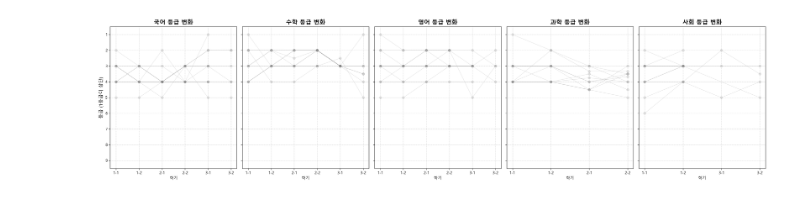
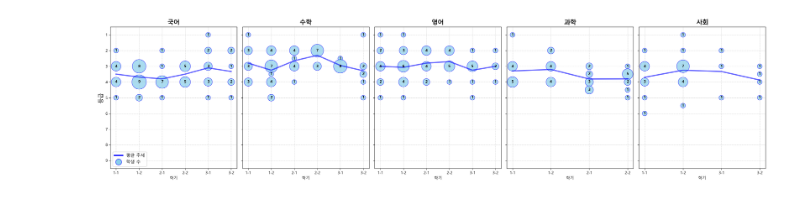
Before and after one commit to Nabo4/Corelytics, a Jupyter notebook: 석차등급_학종교과_비교.ipynb, the cells around one changed output. Cells and saved outputs as stored; diff of their text form; code cells hidden in the pictures.

```diff
--- a/석차등급_학종교과_비교.ipynb
+++ b/석차등급_학종교과_비교.ipynb
@@ -3,72 +3,48 @@ import pandas as pd
 import matplotlib.pyplot as plt
 import numpy as np
 import platform
-
-# 1. 한글 폰트 설정
-system_name = platform.system()
-if system_name == 'Windows':
-    plt.rc('font', family='Malgun Gothic')
-elif system_name == 'Darwin': # Mac
-    plt.rc('font', family='AppleGothic')
-else:
-    plt.rc('font', family='NanumGothic')
-
-plt.rcParams['axes.unicode_minus'] = False
+from matplotlib.lines import Line2D # 범례 커스텀
 
 # 2. 데이터 불러오기
 file_name = '컴과_학종_석차등급.xlsx'
-
 try:
-    # 엑셀 파일 읽기
     df = pd.read_excel(file_name)
-    print(f"'{file_name}' 파일을 성공적으로 불러왔습니다!")
+    print("파일을 성공적으로 읽었습니다.")
 except FileNotFoundError:
-    print(f"파일을 찾을 수 없습니다. '{file_name}' 파일이 같은 폴더에 있는지 확인해주세요.")
-    raise
-except Exception as e:
-    print(f"파일을 여는 중 오류가 발생했습니다: {e}")
+    print(f"'{file_name}' 파일을 찾을 수 없습니다.")
     raise
 
 # 3. 데이터 전처리
 semesters = ['1-1', '1-2', '2-1', '2-2', '3-1', '3-2']
 subject_keywords = {
-    '국어': ['국어'],
-    '수학': ['수학'],
-    '영어': ['영어'],
+    '국어': ['국어'], '수학': ['수학'], '영어': ['영어'],
     '사회': ['통사', '사탐', '한국사', '윤리', '지리', '역사', '일반사회'],
     '과학': ['통과', '과탐', '물', '화', '생', '지']
 }
 
 long_data = []
-
 for idx, row in df.iterrows():
-    student_name = row['이름']
-
     for sem in semesters:
         for subj_name, keywords in subject_keywords.items():
-            relevant_cols = []
-            for col in df.columns:
-                if col.startswith(sem):
-                    col_suffix = col[len(sem):]
-                    if any(k in col_suffix for k in keywords):
-                        relevant_cols.append(col)
+            relevant_cols = [c for c in df.columns if c.startswith(sem) and any(k in c[len(sem):] for k in keywords)]
 
             grades = []
             for col in relevant_cols:
                 val = row[col]
                 if pd.notnull(val):
-                    try:
-                        grades.append(float(val))
-                    except ValueError:
-                        pass
+                    try: grades.append(float(val))
+                    except: pass
 
             if grades:
                 avg_grade = np.mean(grades)
+                # 등급을 0.5 단위로 그룹화 (시각화 깔끔하게)
+                rounded_grade = round(avg_grade * 2) / 2
+
                 long_data.append({
-                    '학생': student_name,
                     '학기': sem,
                     '과목': subj_name,
-                    '등급': avg_grade
+                    '등급': rounded_grade,
+                    '실제등급': avg_grade
                 })
 
 df_plot = pd.DataFrame(long_data)
@@ -80,22 +56,42 @@ subjects_order = ['국어', '수학', '영어', '과학', '사회']
 for i, subject in enumerate(subjects_order):
     ax = axes[i]
     if subject in df_plot['과목'].unique():
-        subset = df_plot[df_plot['과목'] == subject]
+        subset = df_plot[df_plot['과목'] == subject].copy()
+        subset['학기'] = pd.Categorical(subset['학기'], categories=semesters, ordered=True)
 
-        for student in subset['학생'].unique():
-            student_data = subset[subset['학생'] == student].copy()
-            student_data['학기'] = pd.Categorical(student_data['학기'], categories=semesters, ordered=True)
-            student_data = student_data.sort_values('학기')
+        # observed=True 추가하여 학생수 0인 데이터 표기 제외
+        counts = subset.groupby(['학기', '등급'], observed=True).size().reset_index(name='count')
 
-            ax.plot(student_data['학기'], student_data['등급'], marker='o', alpha=0.2, color='gray', linewidth=1)
+        # 버블 차트 그리기
+        ax.scatter(counts['학기'], counts['등급'],
+                   s=counts['count'] * 150,
+                   color='skyblue', alpha=0.7, edgecolors='blue')
 
-    ax.set_title(f'{subject} 등급 변화', fontsize=15, fontweight='bold')
+        # 점 안에 숫자 적기
+        for _, row in counts.iterrows():
+            ax.text(row['학기'], row['등급'], str(row['count']),
+                    ha='center', va='center', fontsize=10, fontweight='bold', color='black')
+
+        # 평균 추세선 그리기
+        avg_trend = subset.groupby('학기', observed=True)['실제등급'].mean().reset_index()
+        ax.plot(avg_trend['학기'], avg_trend['실제등급'], color='blue', linewidth=3, alpha=0.6)
+
+    ax.set_title(f'{subject}', fontsize=16, fontweight='bold')
     ax.set_ylim(9.5, 0.5)
     ax.set_yticks(range(1, 10))
     ax.set_xlabel('학기')
     ax.grid(True, linestyle='--', alpha=0.5)
 
-axes[0].set_ylabel('등급 (1등급이 상단)', fontsize=12)
+    if i == 0:
+        ax.set_ylabel('등급', fontsize=14)
+
+        # 범례
+        legend_elements = [
+            Line2D([0], [0], color='blue', lw=3, label='평균 추세'),
+            Line2D([0], [0], marker='o', color='w', label='학생 수',
+                   markerfacecolor='skyblue', markeredgecolor='blue', markersize=15)
+        ]
+        ax.legend(handles=legend_elements, loc='lower left', fontsize=11)
 
 plt.tight_layout()
 plt.show()
@@ -104,4 +100,4 @@ plt.show()
-[figure, old version]
+[figure, new version]
 # %%
 # 2. 데이터 불러오기
 file_name = '컴과_교과_석차등급.xlsx'
```
Also changed, not shown: parts of 4 cells of this notebook, 2 other files.
